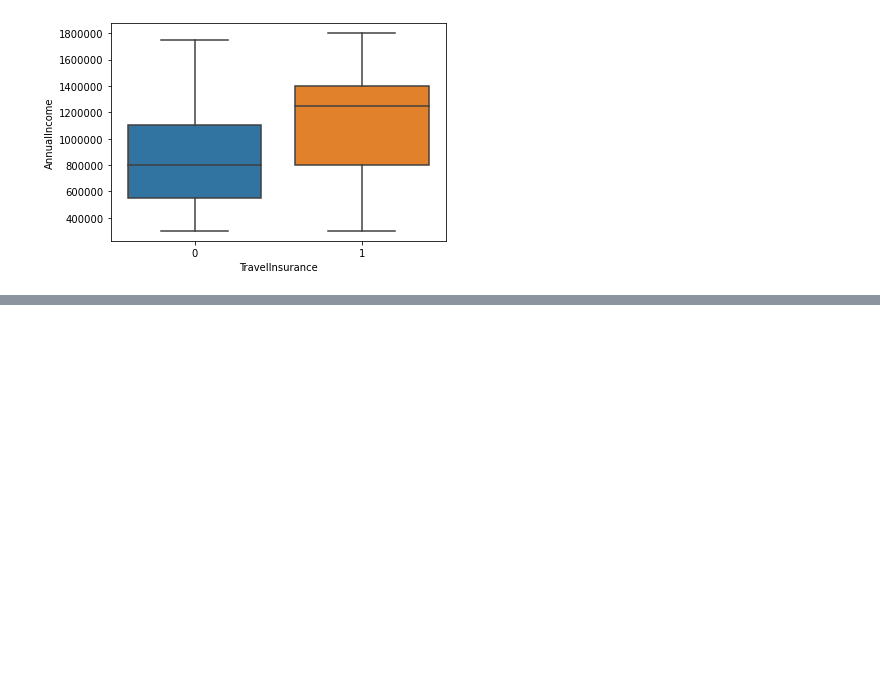
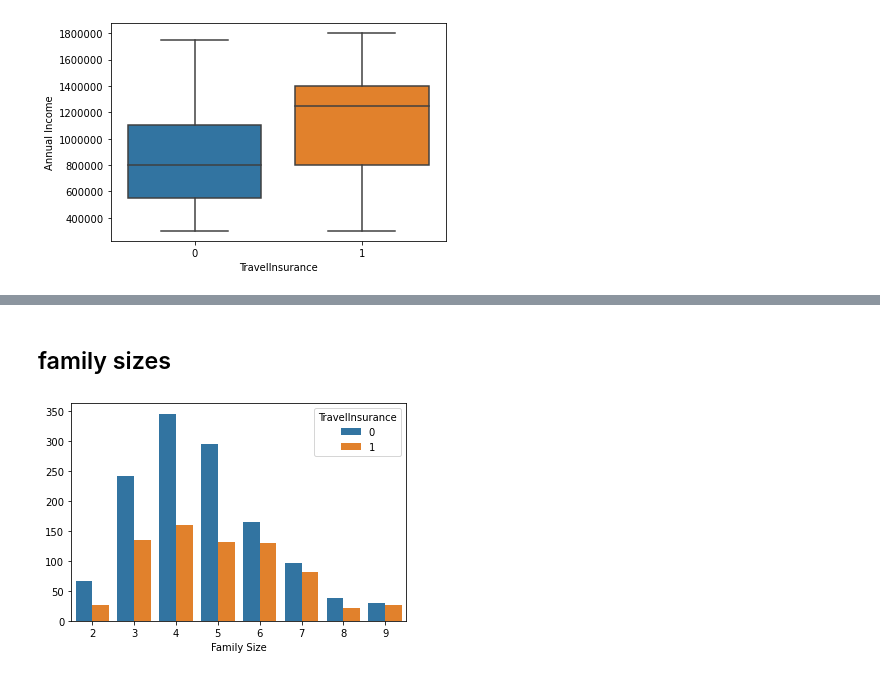
Before and after one commit to teruki-i/travel_insurance_case_study, a Jupyter notebook: travel_insurance_customers.ipynb, the cells around one changed output, grey strips where cells are left out. Drawn from its saved outputs; the diff is of its cells as text; code cells hidden in the pictures; blank space fills up the shorter version.

```diff
--- a/travel_insurance_customers.ipynb
+++ b/travel_insurance_customers.ipynb
@@ -159,0 +207,10 @@ plt.show()
+# %% [markdown]
+## family sizes
+# %%
+#count plot of family size, show customers and non-customers separately
+sns.countplot(x="FamilyMembers", data=df, hue="TravelInsurance")
+plt.xlabel("Family Size")
+plt.ylabel("")
+plt.show()
+# %% [output]
+[figure, added]
```
Also changed, not shown: parts of 9 cells of this notebook.
